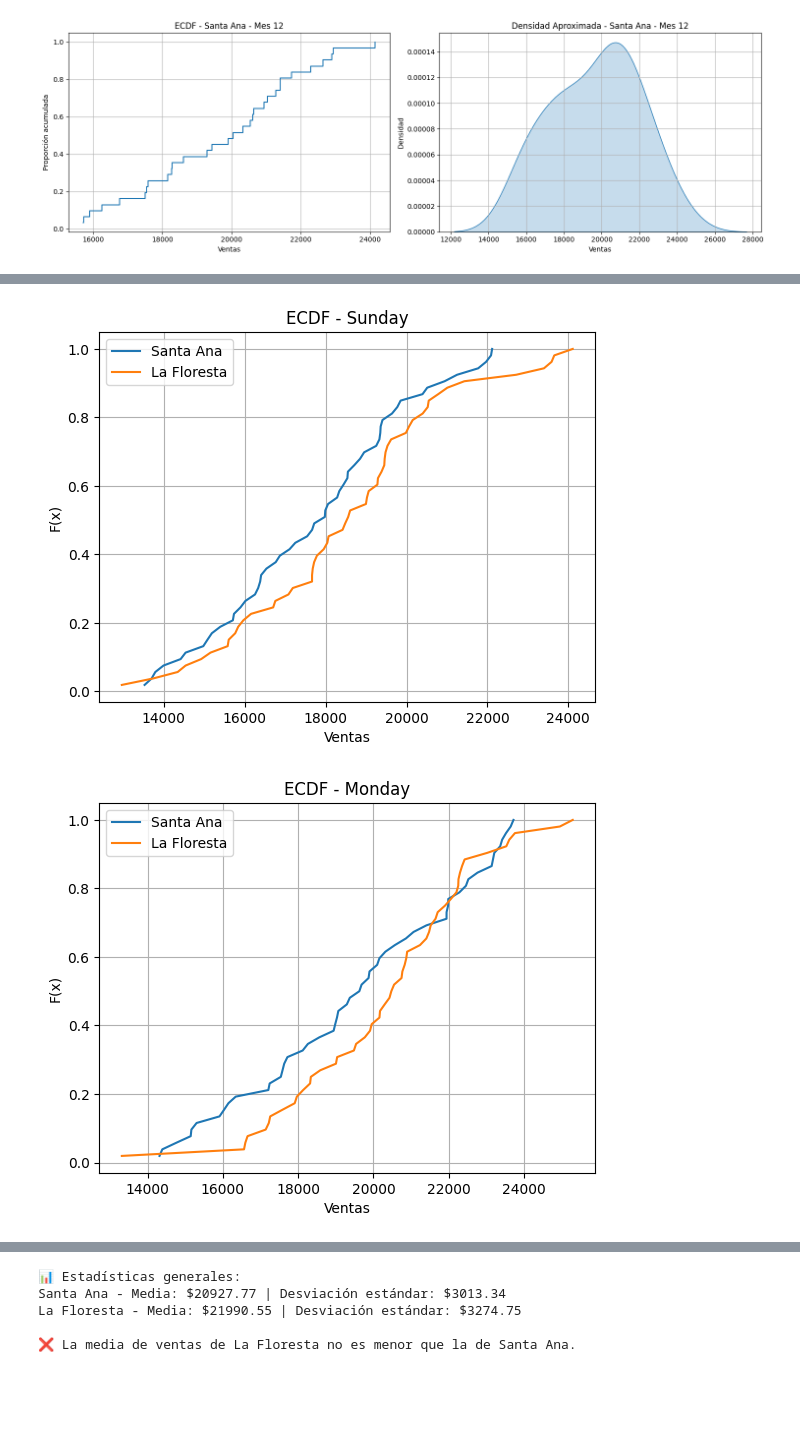
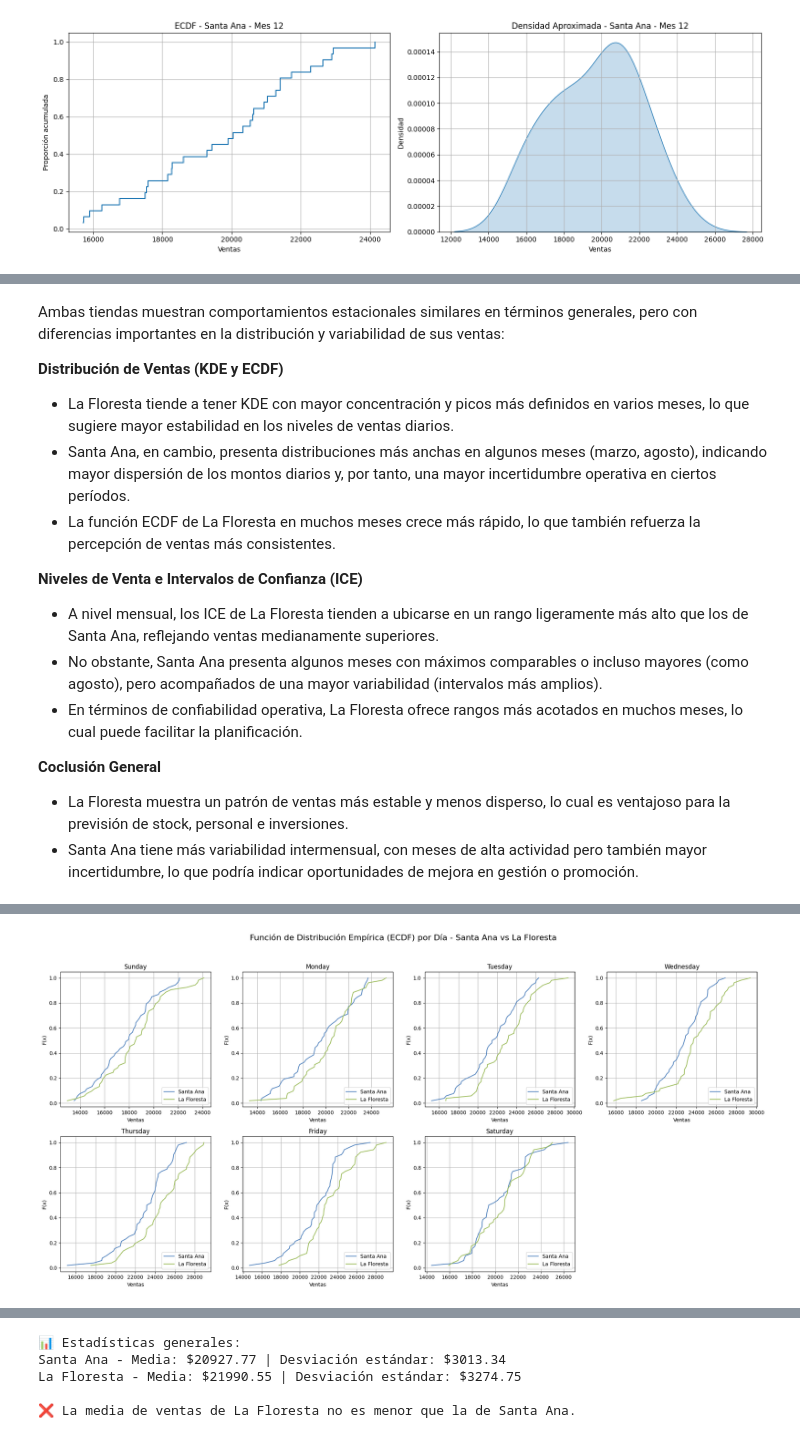
Before and after one commit to abrilnoguera/TPFinal-PEIA, a Jupyter notebook: TP Final.ipynb, the cells around one changed output, grey strips where cells are left out. Cells and saved outputs as stored; diff of their text form; code cells hidden in the pictures; blank space fills up the shorter version.

```diff
--- a/TP Final.ipynb
+++ b/TP Final.ipynb
@@ -233,7 +201,7 @@ la_floresta_df
 # %%
-santa_ana_df['Fecha'] = pd.to_datetime(santa_ana_df['Fecha'])
-la_floresta_df['Fecha'] = pd.to_datetime(la_floresta_df['Fecha'])
+df_santa_ana['Fecha'] = pd.to_datetime(df_santa_ana['Fecha'])
+df_la_floresta['Fecha'] = pd.to_datetime(df_la_floresta['Fecha'])
 
-santa_ana_df['Mes'] = santa_ana_df['Fecha'].dt.month
-la_floresta_df['Mes'] = la_floresta_df['Fecha'].dt.month
+df_santa_ana['Mes'] = df_santa_ana['Fecha'].dt.month
+df_la_floresta['Mes'] = df_la_floresta['Fecha'].dt.month
 # %%
@@ -388,30 +389,54 @@ ICE (99%) para La Floresta mes 12: [16119.939731484674, 27112.62087948491]
+# %% [markdown]
+Ambas tiendas muestran comportamientos estacionales similares en términos generales, pero con diferencias importantes en la distribución y variabilidad de sus ventas:
+
+**Distribución de Ventas (KDE y ECDF)**
+- La Floresta tiende a tener KDE con mayor concentración y picos más definidos en varios meses, lo que sugiere mayor estabilidad en los niveles de ventas diarios.
+- Santa Ana, en cambio, presenta distribuciones más anchas en algunos meses (marzo, agosto), indicando mayor dispersión de los montos diarios y, por tanto, una mayor incertidumbre operativa en ciertos períodos.
+- La función ECDF de La Floresta en muchos meses crece más rápido, lo que también refuerza la percepción de ventas más consistentes.
+
+**Niveles de Venta e Intervalos de Confianza (ICE)**
+- A nivel mensual, los ICE de La Floresta tienden a ubicarse en un rango ligeramente más alto que los de Santa Ana, reflejando ventas medianamente superiores.
+- No obstante, Santa Ana presenta algunos meses con máximos comparables o incluso mayores (como agosto), pero acompañados de una mayor variabilidad (intervalos más amplios).
+- En términos de confiabilidad operativa, La Floresta ofrece rangos más acotados en muchos meses, lo cual puede facilitar la planificación.
+
+
+**Coclusión General**
+- La Floresta muestra un patrón de ventas más estable y menos disperso, lo cual es ventajoso para la previsión de stock, personal e inversiones.
+- Santa Ana tiene más variabilidad intermensual, con meses de alta actividad pero también mayor incertidumbre, lo que podría indicar oportunidades de mejora en gestión o promoción.
 # %% [markdown]
 ![image.png](attachment:image.png)
 # %%
-santa_ana_df['DiaSemana'] = santa_ana_df['Fecha'].dt.day_name()
-la_floresta_df['DiaSemana'] = la_floresta_df['Fecha'].dt.day_name()
+df_santa_ana['DiaSemana'] = df_santa_ana['Fecha'].dt.day_name()
+df_la_floresta['DiaSemana'] = df_la_floresta['Fecha'].dt.day_name()
 # %%
-from statsmodels.distributions.empirical_distribution import ECDF
-import matplotlib.pyplot as plt
+dias = df_santa_ana['DiaSemana'].unique()
 
-dias = santa_ana_df['DiaSemana'].unique()
+fig, axs = plt.subplots(2, 4, figsize=(20, 10))
+fig.suptitle("Función de Distribución Empírica (ECDF) por Día - Santa Ana vs La Floresta", fontsize=16)
 
-for dia in dias:
-    ventas_sa = santa_ana_df[santa_ana_df['DiaSemana'] == dia]['Ventas']
-    ventas_lf = la_floresta_df[la_floresta_df['DiaSemana'] == dia]['Ventas']
+for i, dia in enumerate(dias):
+    row, col = divmod(i, 4)
+    ax = axs[row, col]
+
+    ventas_sa = df_santa_ana[df_santa_ana['DiaSemana'] == dia]['Ventas']
+    ventas_lf = df_la_floresta[df_la_floresta['DiaSemana'] == dia]['Ventas']
 
     ecdf_sa = ECDF(ventas_sa)
     ecdf_lf = ECDF(ventas_lf)
 
-    plt.figure()
-    plt.plot(ecdf_sa.x, ecdf_sa.y, label='Santa Ana')
-    plt.plot(ecdf_lf.x, ecdf_lf.y, label='La Floresta')
-    plt.title(f"ECDF - {dia}")
-    plt.xlabel("Ventas")
-    plt.ylabel("F(x)")
-    plt.legend()
-    plt.grid(True)
-    plt.show()
+    ax.plot(ecdf_sa.x, ecdf_sa.y, label='Santa Ana', color=colores[0])
+    ax.plot(ecdf_lf.x, ecdf_lf.y, label='La Floresta', color=colores[1])
+    ax.set_title(dia)
+    ax.set_xlabel("Ventas")
+    ax.set_ylabel("F(x)")
+    ax.legend(loc='lower right')
+    ax.grid(True)
+
+# Eliminar subplot vacío si hay menos de 8
+if len(dias) < 8:
+    axs[1, 3].axis('off')
+
+plt.tight_layout(rect=[0, 0, 1, 0.95])
+plt.show()
 # %% [output]
-[figure, old version]
+[figure, new version]
-[figure, removed]
```
Also changed, not shown: parts of 36 cells of this notebook.
